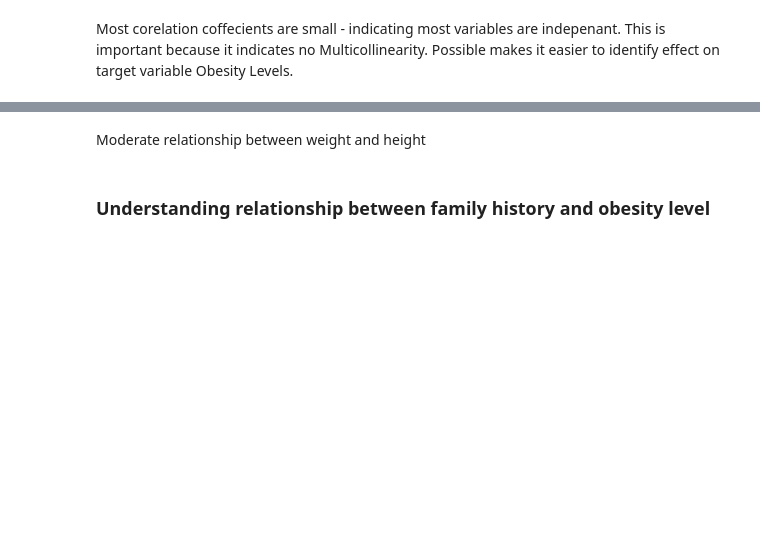
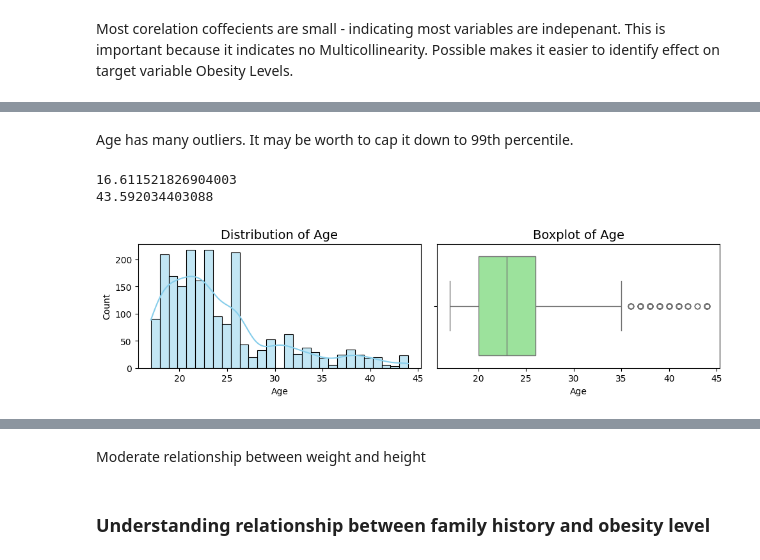
Before and after one commit to mojodean/aai-500-project-obesity-levels, a Jupyter notebook: obesity-levels.ipynb, the cells around one changed output, grey strips where cells are left out. Drawn from its saved outputs; the diff is of its cells as text; code cells hidden in the pictures; blank space fills up the shorter version.

```diff
--- a/obesity-levels.ipynb
+++ b/obesity-levels.ipynb
@@ -151,0 +217,27 @@ plt.show()
+# %% [markdown]
+Age has many outliers. It may be worth to cap it down to 99th percentile.
+# %%
+# Cap the Age variable to its 1st and 99th percentiles
+lower_bound = obesity['Age'].quantile(0.01)
+upper_bound = obesity['Age'].quantile(0.99)
+print(lower_bound)
+print(upper_bound)
+# Apply the caps
+obesity['Age'] = obesity['Age'].clip(lower=lower_bound, upper=upper_bound)
+col = 'Age'
+obesity[col] = obesity[col].round()
+plt.figure(figsize=(10, 5))
+plt.subplot(2, 2, 1)
+sns.histplot(obesity[col], kde=True, color='skyblue')
+plt.title(f'Distribution of {col}', fontsize=14)
+plt.subplot(2, 2, 2)
+sns.boxplot(x=obesity[col], color='lightgreen')
+plt.title(f'Boxplot of {col}', fontsize=14)
+
+# Adjust layout
+plt.tight_layout()
+plt.show()
+# %% [output]
+16.611521826904003
+43.592034403088
+[figure, added]
```
Also changed, not shown: parts of 16 cells of this notebook, 1 other file.
